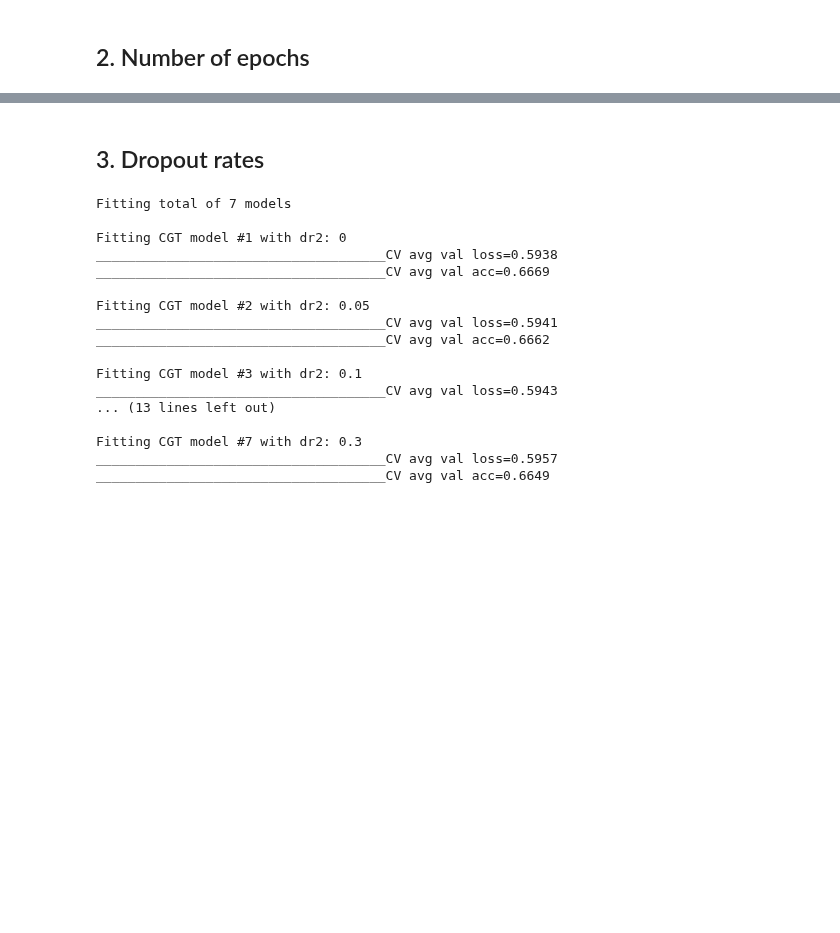
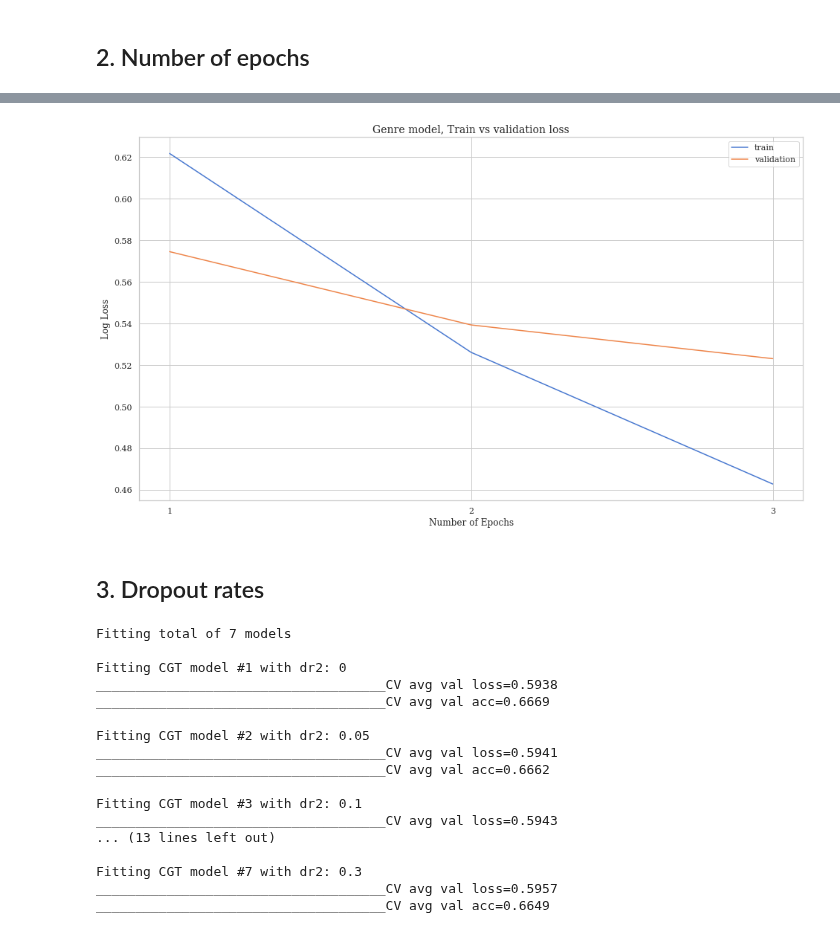
Before and after one commit to James-Leslie/deep-collaborative-filtering, a Jupyter notebook: tf-movielens1m.ipynb, the cells around one changed output, grey strips where cells are left out. Drawn from its saved outputs; the diff is of its cells as text; code cells hidden in the pictures; blank space fills up the shorter version.

```diff
--- a/tf-movielens1m.ipynb
+++ b/tf-movielens1m.ipynb
@@ -515,3 +441,15 @@ Epoch 4/4
+# %%
+# plot training curve of best model
+plt.plot(np.arange(1,epoch_2+1,1), training.history['loss'], label='train')
+plt.plot(np.arange(1,epoch_2+1,1), training.history['val_loss'], label='validation')
+plt.xticks(np.arange(1,epoch_2+1,1))
+plt.title('Genre model, Train vs validation loss', fontsize=14)
+plt.ylabel('Log Loss')
+plt.xlabel('Number of Epochs')
+plt.legend()
+plt.show()
+# %% [output]
+[figure, added]
 # %% [markdown]
 ## 3. Dropout rates
 # %%
```
Also changed, not shown: parts of 20 cells of this notebook, 3 other files.
